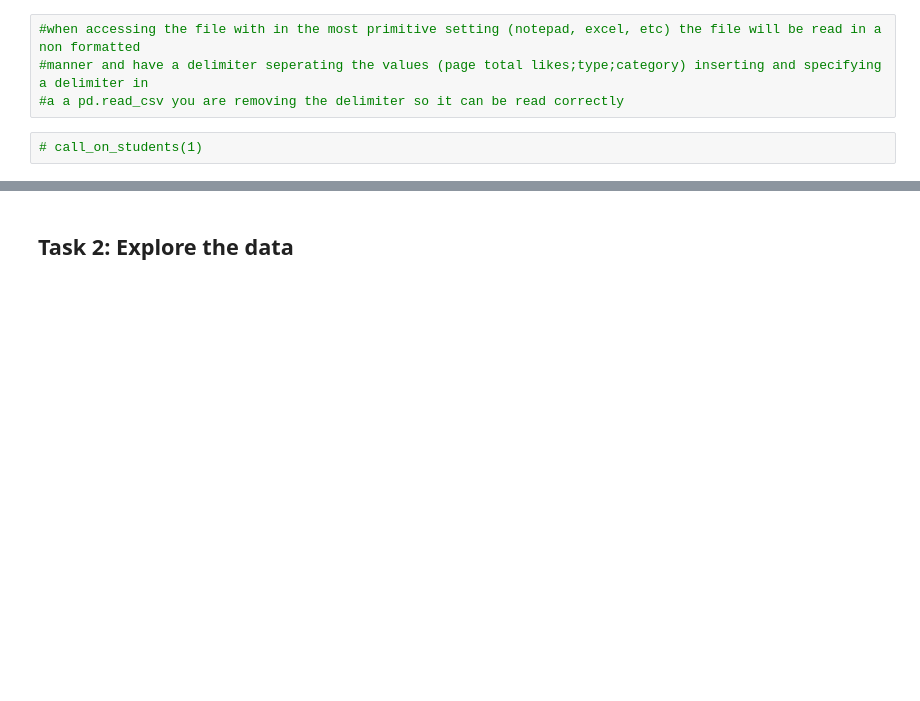
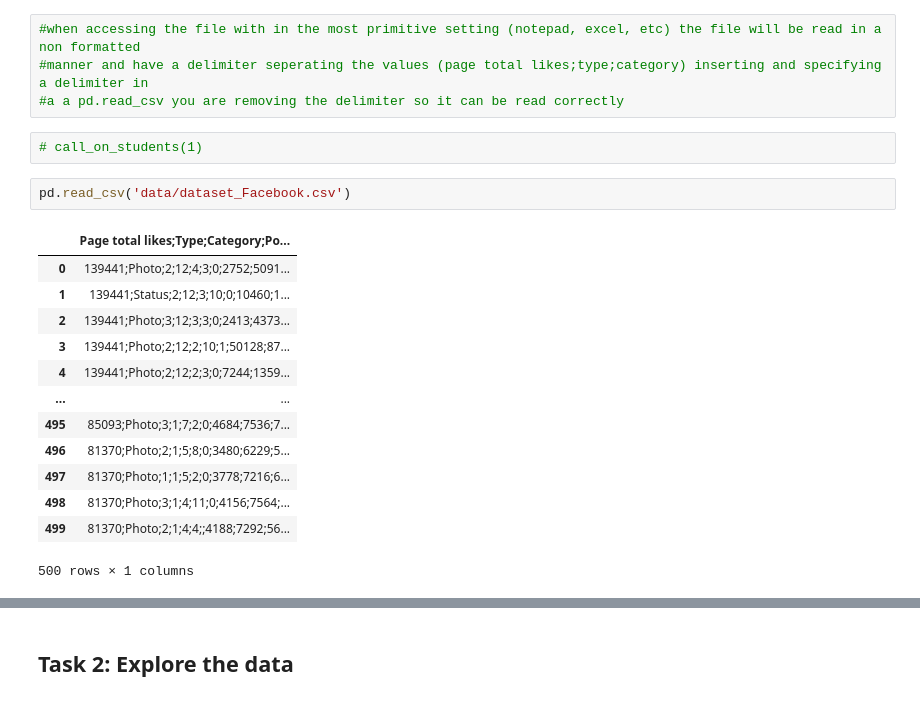
Before and after one commit to vileincorp/DS-Live-022023, a Jupyter notebook: Phase1/Lectures/P1-Code-Challenge-Review.ipynb, the cells around one changed output, grey strips where cells are left out. Cells and saved outputs as stored; diff of their text form; blank space fills up the shorter version.

```diff
--- a/Phase1/Lectures/P1-Code-Challenge-Review.ipynb
+++ b/Phase1/Lectures/P1-Code-Challenge-Review.ipynb
@@ -79,4 +80,20 @@ Note: we'll need to set a different delimiter here - let's read the data in, the
 #a a pd.read_csv you are removing the delimiter so it can be read correctly
 # %%
 # call_on_students(1)
+# %%
+pd.read_csv('data/dataset_Facebook.csv')
+# %% [output]
+|  | Page total likes;Type;Category;Po... |
+| 0 | 139441;Photo;2;12;4;3;0;2752;5091... |
+| 1 | 139441;Status;2;12;3;10;0;10460;1... |
+| 2 | 139441;Photo;3;12;3;3;0;2413;4373... |
+| 3 | 139441;Photo;2;12;2;10;1;50128;87... |
+| 4 | 139441;Photo;2;12;2;3;0;7244;1359... |
+| ... | ... |
+| 495 | 85093;Photo;3;1;7;2;0;4684;7536;7... |
+| 496 | 81370;Photo;2;1;5;8;0;3480;6229;5... |
+| 497 | 81370;Photo;1;1;5;2;0;3778;7216;6... |
+| 498 | 81370;Photo;3;1;4;11;0;4156;7564;... |
+| 499 | 81370;Photo;2;1;4;4;;4188;7292;56... |
+500 rows × 1 columns
 # %%
```
Also changed, not shown: parts of 3 cells of this notebook, 1 other file.
